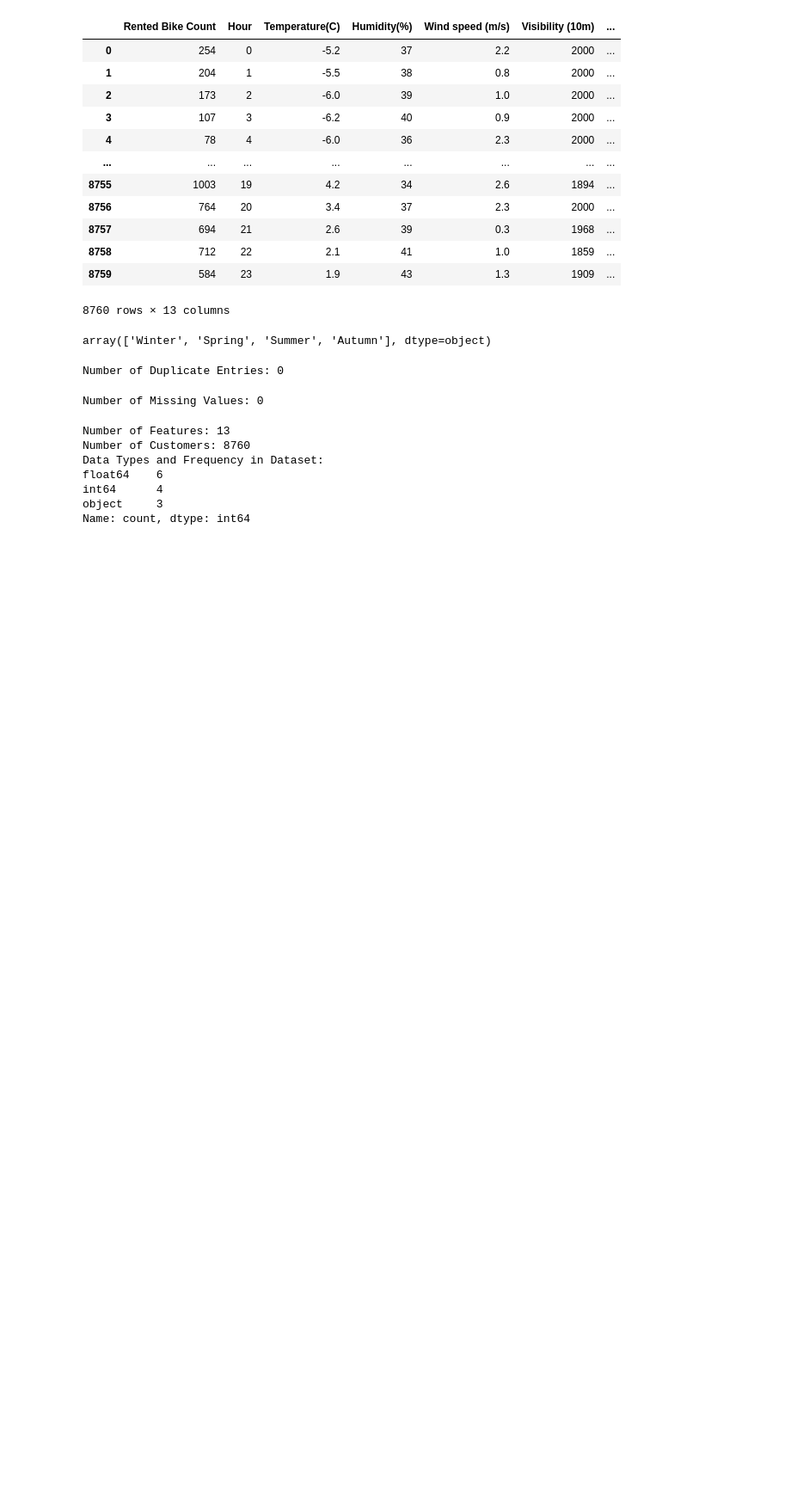
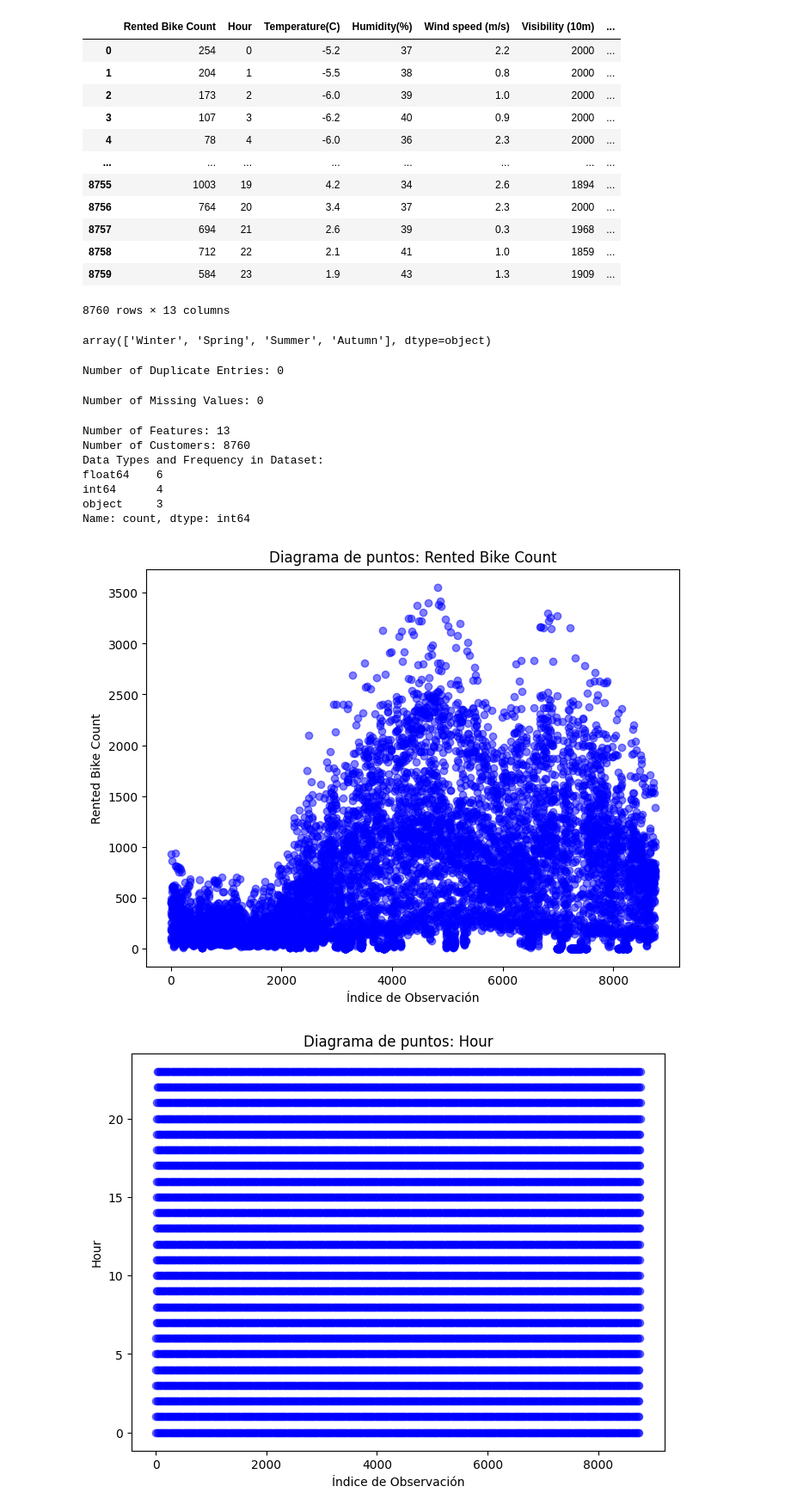
Before and after one commit to jerussi123/Proyectos, a Jupyter notebook: proyecto_1/Limpieza1.ipynb, the cells around one changed output. Shown at 86% size. Cells and saved outputs as stored; diff of their text form; code cells hidden in the pictures; blank space fills up the shorter version.

```diff
--- a/proyecto_1/Limpieza1.ipynb
+++ b/proyecto_1/Limpieza1.ipynb
@@ -62,3 +62,19 @@ float64    6
 int64      4
 object     3
 Name: count, dtype: int64
+# %%
+import matplotlib.pyplot as plt
+
+numeric_variables = data.select_dtypes(include=['float64', 'int64'])
+
+# Generar diagrama de puntos para cada variable numérica
+for column in numeric_variables.columns:
+    plt.figure(figsize=(8, 6))
+    plt.scatter(data.index, data[column], alpha=0.5, color='blue')
+    plt.title(f'Diagrama de puntos: {column}')
+    plt.xlabel('Índice de Observación')
+    plt.ylabel(column)
+    plt.show()
+# %% [output]
+[figure, added]
+[figure, added]
```
Also changed, not shown: parts of 2 cells of this notebook.
